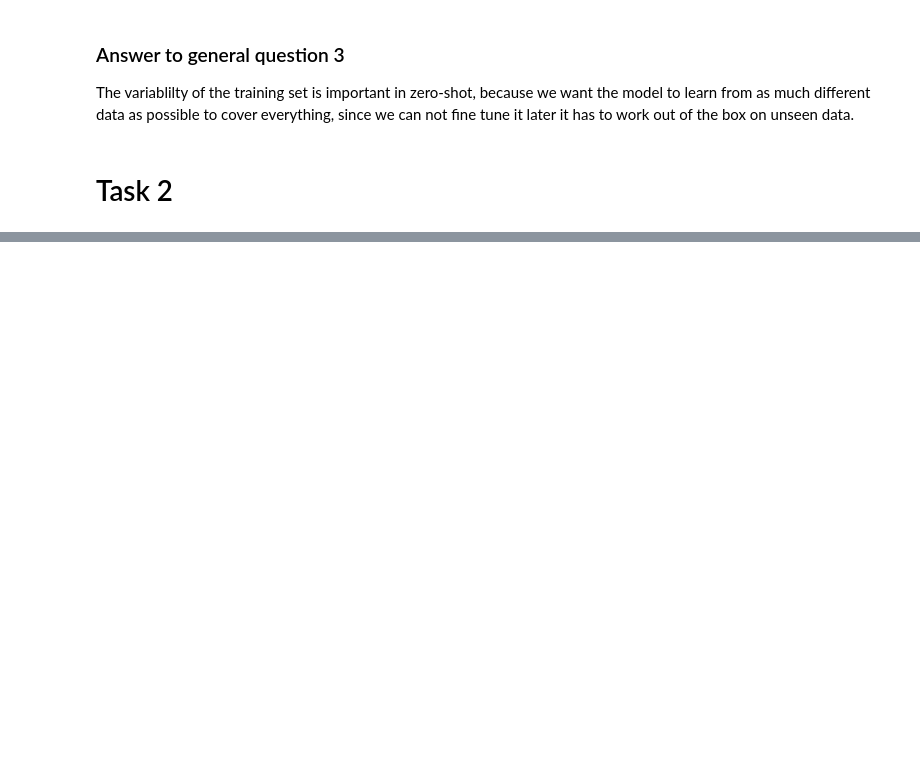
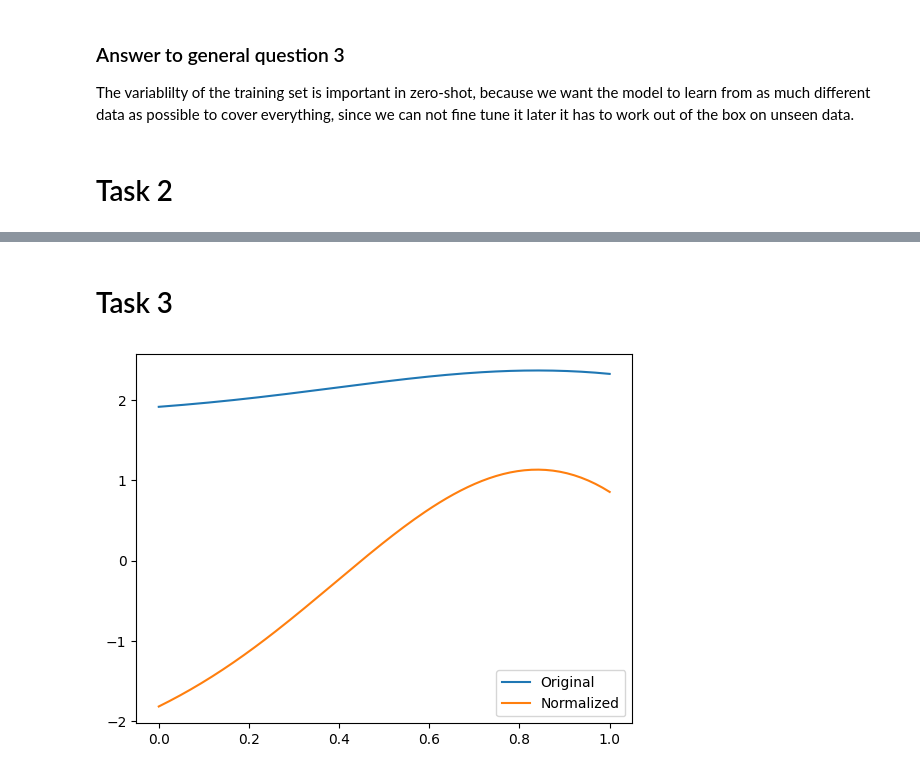
Before and after one commit to Arwin1906/Lab_-Zero_Shot, a Jupyter notebook: Arwin/synthetic_data.ipynb, the cells around one changed output, grey strips where cells are left out. Drawn from its saved outputs; the diff is of its cells as text; code cells hidden in the pictures; blank space fills up the shorter version.

```diff
--- a/Arwin/synthetic_data.ipynb
+++ b/Arwin/synthetic_data.ipynb
@@ -229,0 +230,24 @@ plt.show()
+# %% [markdown]
+# Task 3
+# %%
+def instance_normalize(y_values, epsilon=1e-8):
+    """
+    Normalize the values of y_values to have a mean of 0 and a variance of 1.
+    """
+    # Calculate mean and variance
+    mean_y = np.mean(y_values)
+    var_y = np.var(y_values)
+
+    # Normalize each value in y_values
+    y_normalized = (y_values - mean_y) / np.sqrt(var_y + epsilon)
+    return y_normalized
+
+y = sample_functions(X, scale=s)
+y_normalized = instance_normalize(y[0])
+
+plt.plot(X, y[0], label='Original')
+plt.plot(X, y_normalized, label='Normalized')
+plt.legend()
+plt.show()
+# %% [output]
+[figure, added]
```
Also changed, not shown: parts of 10 cells of this notebook, 3 other files.
